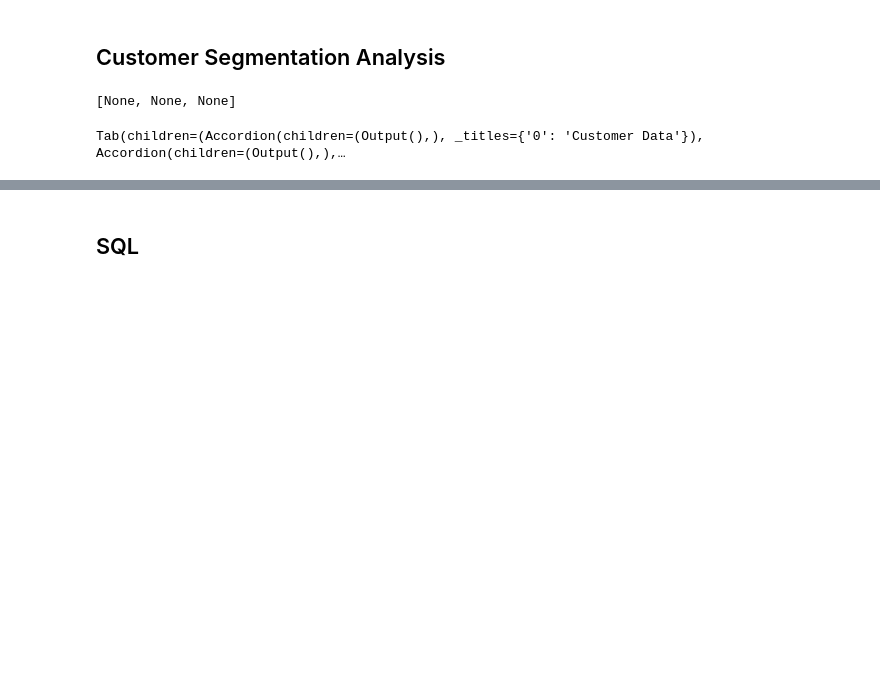
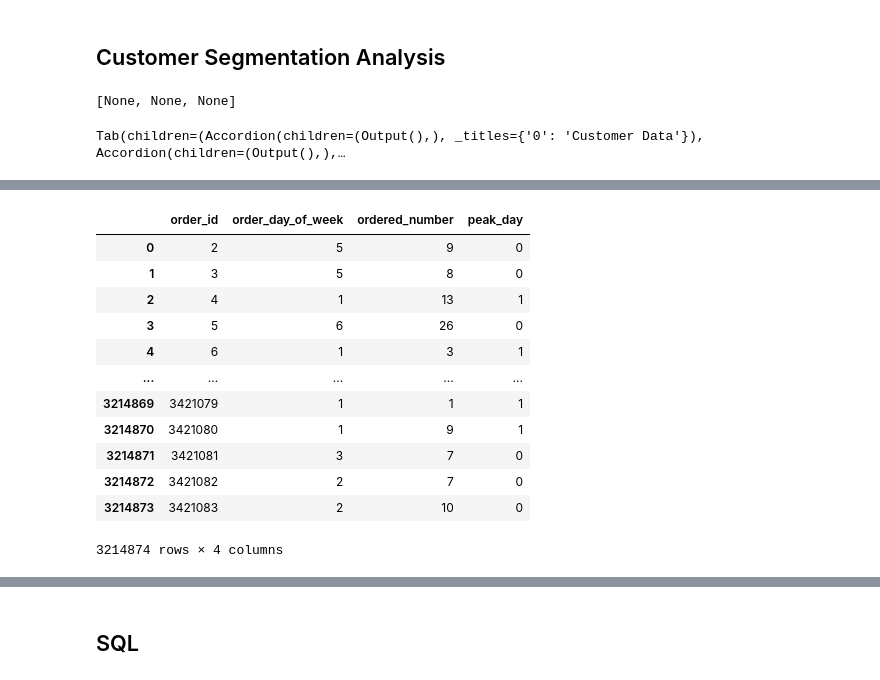
Before and after one commit to KewJS/Instacart_Customer_Segmentation, a Jupyter notebook: Analysis.ipynb, the cells around one changed output, grey strips where cells are left out. Saved outputs shown, nothing was run; the diff lists cells and outputs as text; code cells hidden in the pictures; blank space fills up the shorter version.

```diff
--- a/Analysis.ipynb
+++ b/Analysis.ipynb
@@ -91,0 +139,16 @@ with accordions[section].children[0]:
+# %%
+analysis.data['prod_count_day_df']
+# %% [output]
+|  | order_id | order_day_of_week | ordered_number | peak_day |
+| 0 | 2 | 5 | 9 | 0 |
+| 1 | 3 | 5 | 8 | 0 |
+| 2 | 4 | 1 | 13 | 1 |
+| 3 | 5 | 6 | 26 | 0 |
+| 4 | 6 | 1 | 3 | 1 |
+| ... | ... | ... | ... | ... |
+| 3214869 | 3421079 | 1 | 1 | 1 |
+| 3214870 | 3421080 | 1 | 9 | 1 |
+| 3214871 | 3421081 | 3 | 7 | 0 |
+| 3214872 | 3421082 | 2 | 7 | 0 |
+| 3214873 | 3421083 | 2 | 10 | 0 |
+3214874 rows × 4 columns
```
Also changed, not shown: parts of 20 cells of this notebook, 3 other files.
